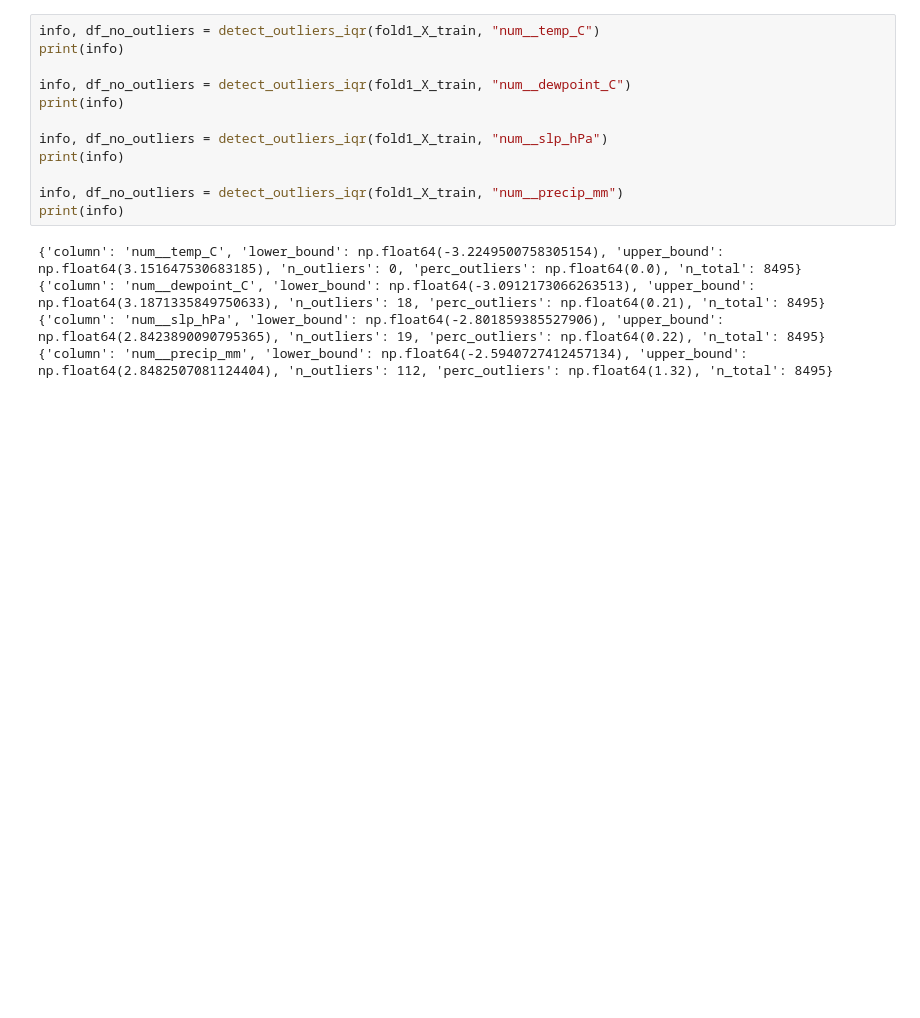
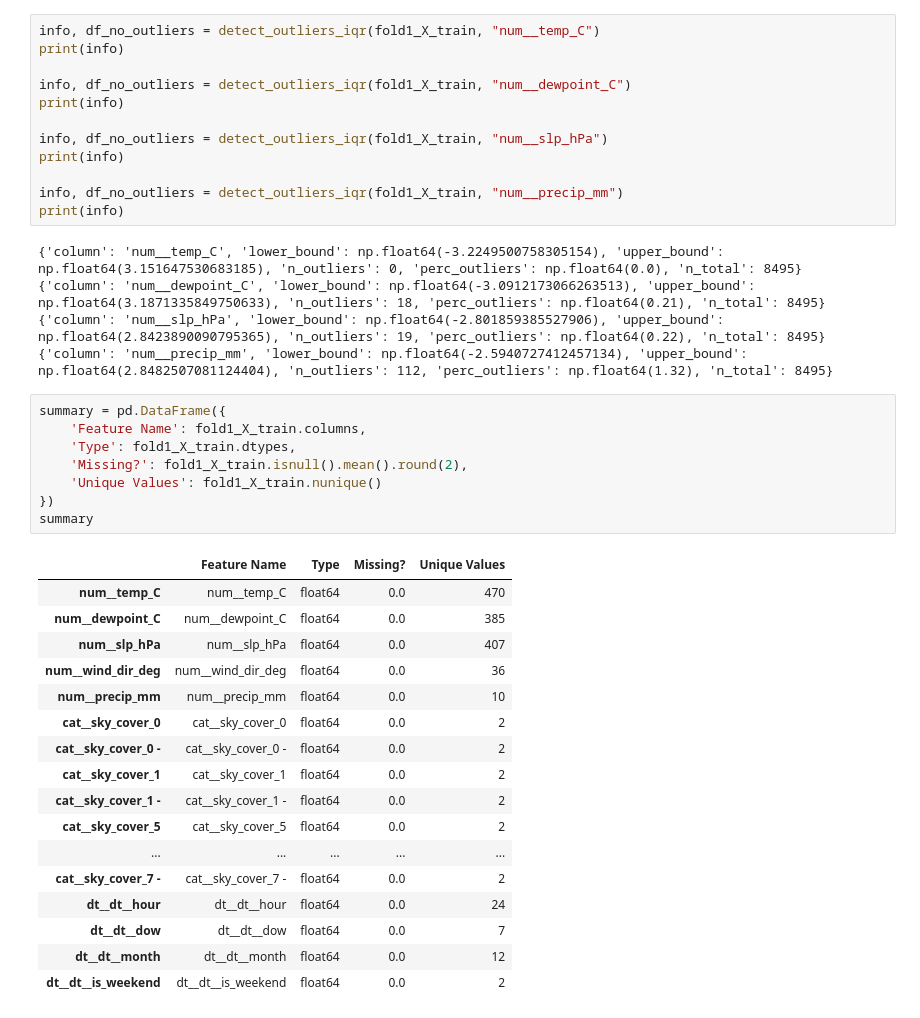
Before and after one commit to FedorSulaev/air-quality-predictor, a Jupyter notebook: notebooks/02_identifying_feature_types.ipynb, the cells around one changed output. Cells and saved outputs as stored; diff of their text form; blank space fills up the shorter version.

Commit message:
doc: Feature summary table

```diff
--- a/notebooks/02_identifying_feature_types.ipynb
+++ b/notebooks/02_identifying_feature_types.ipynb
@@ -208,3 +208,29 @@ print(info)
 {'column': 'num__dewpoint_C', 'lower_bound': np.float64(-3.0912173066263513), 'upper_bound': np.float64(3.1871335849750633), 'n_outliers': 18, 'perc_outliers': np.float64(0.21), 'n_total': 8495}
 {'column': 'num__slp_hPa', 'lower_bound': np.float64(-2.801859385527906), 'upper_bound': np.float64(2.8423890090795365), 'n_outliers': 19, 'perc_outliers': np.float64(0.22), 'n_total': 8495}
 {'column': 'num__precip_mm', 'lower_bound': np.float64(-2.5940727412457134), 'upper_bound': np.float64(2.8482507081124404), 'n_outliers': 112, 'perc_outliers': np.float64(1.32), 'n_total': 8495}
+# %%
+summary = pd.DataFrame({
+    'Feature Name': fold1_X_train.columns,
+    'Type': fold1_X_train.dtypes,
+    'Missing?': fold1_X_train.isnull().mean().round(2),
+    'Unique Values': fold1_X_train.nunique()
+})
+summary
+# %% [output]
+|  | Feature Name | Type | Missing? | Unique Values |
+| num__temp_C | num__temp_C | float64 | 0.0 | 470 |
+| num__dewpoint_C | num__dewpoint_C | float64 | 0.0 | 385 |
+| num__slp_hPa | num__slp_hPa | float64 | 0.0 | 407 |
+| num__wind_dir_deg | num__wind_dir_deg | float64 | 0.0 | 36 |
+| num__precip_mm | num__precip_mm | float64 | 0.0 | 10 |
+| cat__sky_cover_0 | cat__sky_cover_0 | float64 | 0.0 | 2 |
+| cat__sky_cover_0 - | cat__sky_cover_0 - | float64 | 0.0 | 2 |
+| cat__sky_cover_1 | cat__sky_cover_1 | float64 | 0.0 | 2 |
+| cat__sky_cover_1 - | cat__sky_cover_1 - | float64 | 0.0 | 2 |
+| cat__sky_cover_5 | cat__sky_cover_5 | float64 | 0.0 | 2 |
+| ... | ... | ... | ... | ... |
+| cat__sky_cover_7 - | cat__sky_cover_7 - | float64 | 0.0 | 2 |
+| dt__dt__hour | dt__dt__hour | float64 | 0.0 | 24 |
+| dt__dt__dow | dt__dt__dow | float64 | 0.0 | 7 |
+| dt__dt__month | dt__dt__month | float64 | 0.0 | 12 |
+| dt__dt__is_weekend | dt__dt__is_weekend | float64 | 0.0 | 2 |
```
Also changed, not shown: parts of 1 cell of this notebook.
